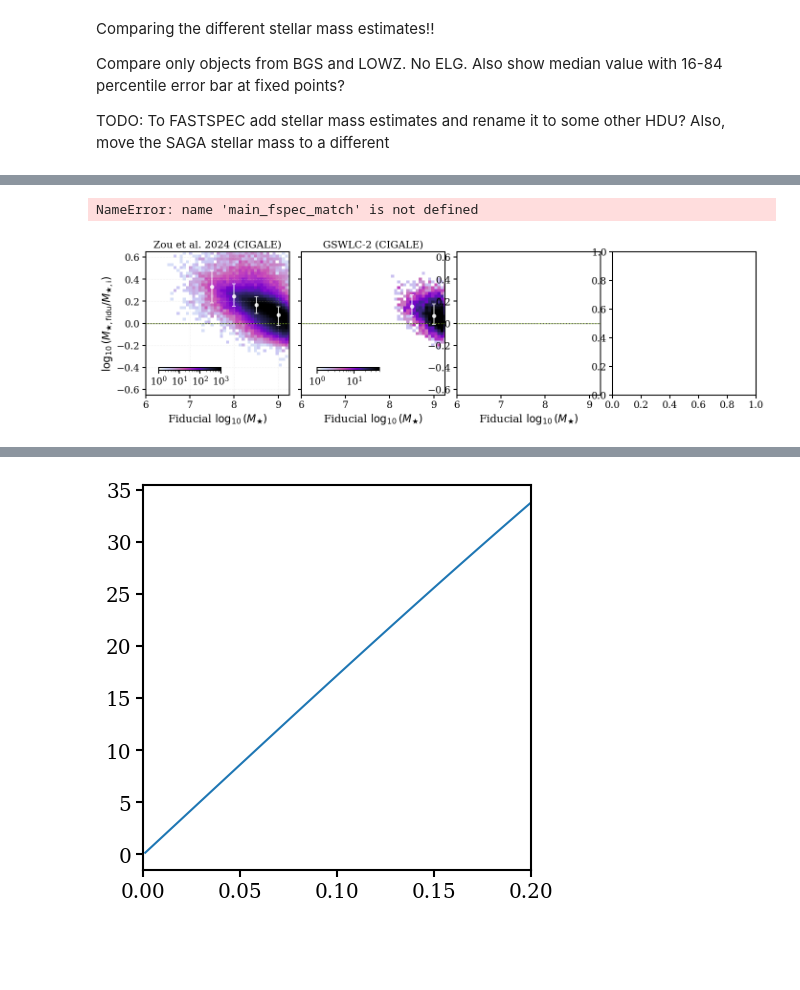
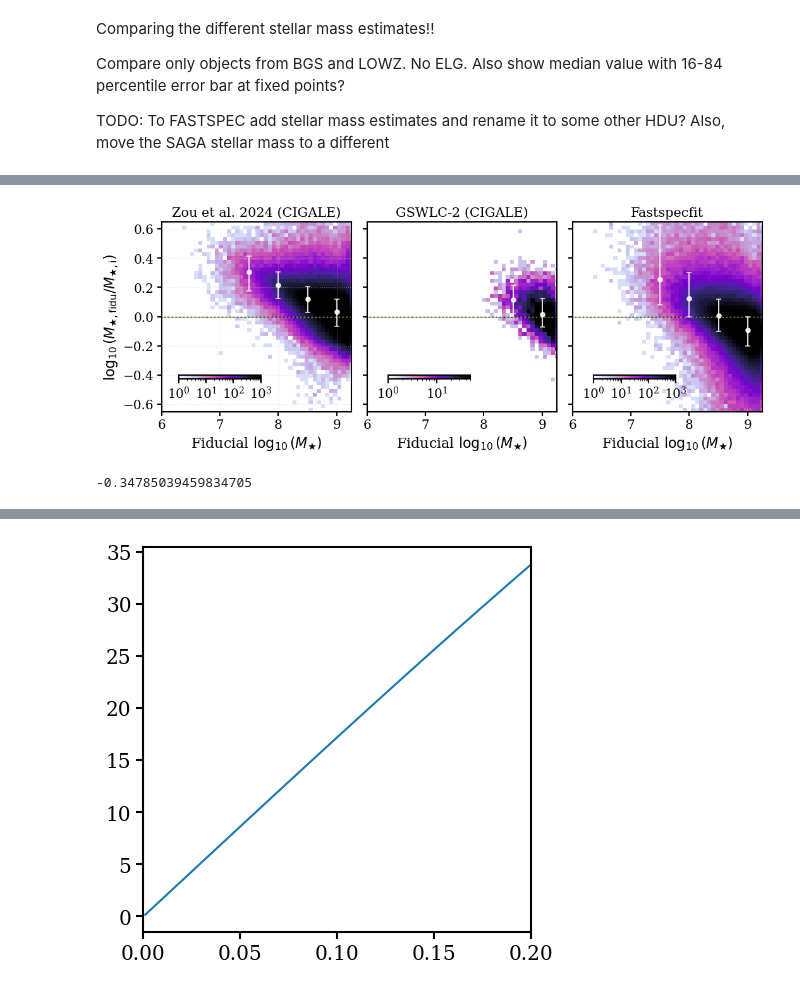
Before and after one commit to virajvman/desi_dwarfs, a Jupyter notebook: notebooks/catalog_paper/stellar_mass_investigate.ipynb, the cells around one changed output, grey strips where cells are left out. Cells and saved outputs as stored; diff of their text form; code cells hidden in the pictures; blank space fills up the shorter version.

```diff
--- a/notebooks/catalog_paper/stellar_mass_investigate.ipynb
+++ b/notebooks/catalog_paper/stellar_mass_investigate.ipynb
@@ -1082,7 +1101,7 @@ lowz_cat = Table.read("/pscratch/sd/v/virajvm/catalog_dr1_dwarfs/iron_lowz_filte
 
 def process_cat(temp):
     mask = (temp["FRACFLUX_G"] < 0.2) & (temp["FRACFLUX_R"] < 0.2) & (temp["FRACFLUX_Z"] < 0.2) #& (temp["LOGM_M24_FIDU_NEBCORR_ERR"] < 0.5)
-    temp_f = temp[mask]["TARGETID","RA","DEC","DIST_MPC_FIDU", "LOGM_M24_FIDU_NEBCORR"]
+    temp_f = temp[mask]["TARGETID","RA","DEC","DIST_MPC_FIDU", "LOGM_M24_FIDU_CORR","Z"]
     print(len(temp), len(temp_f) )
     return temp_f
 # %%
@@ -1130,0 +1121,14 @@ temp = main[main["LOG_MSTAR_M24"] > 9.2]
+# %%
+import fitsio
+
+columns = ['TARGETID', 'TARGET_RA', 'TARGET_DEC', 'MASS_CG','MASSERR_CG']
+
+hu_cat = fitsio.read("/global/cfs/cdirs/desi/public/dr1/vac/dr1/stellar-mass-emline/v1.0/dr1_galaxy_stellarmass_lineinfo_v1.0.fits", ext=1, columns=columns)
+# %%
+print(len(hu_cat))
+
+# Propagate linear error to log space: σ_log = σ / (M * ln(10))
+hu_cat_ms_err = hu_cat['MASSERR_CG'] / (hu_cat['MASS_CG'] * np.log(10))
+
+hu_cat = hu_cat[ hu_cat_ms_err < 0.25]
+print(len(hu_cat))
@@ -1143,9 +1150,9 @@ print(len(main_gswlc_match))
 
 ##these are stellar masses from Hu Zhou XMPG paper. They also use CIGALE here and no AGN is used
 #they assume flat ΛCDM cosmology with ΩΛ = 0.7, Ωm = 0.3, and H0 = 70 km s−1 Mpc−1
-hu_cat= Table.read("/global/cfs/cdirs/desi/users/dscholte/data_to_share/sample_catalog_viraj_29052024.fits")
+# hu_cat= Table.read("/global/cfs/cdirs/desi/users/dscholte/data_to_share/sample_catalog_viraj_29052024.fits")
 iron = SkyCoord(np.array(main["RA"])*u.degree, np.array(main["DEC"])*u.degree  )
-hu = SkyCoord(np.array(hu_cat["RA"])*u.degree, np.array(hu_cat["DEC"])*u.degree  )
+hu = SkyCoord(np.array(hu_cat["TARGET_RA"])*u.degree, np.array(hu_cat["TARGET_DEC"])*u.degree  )
 idx, d2d, _ = iron.match_to_catalog_sky(hu)
 main_hu_match = main[d2d.arcsec < 1]
 hu_match = hu_cat[idx][d2d.arcsec < 1]
@@ -1235,13 +1251,11 @@ def measure_bias_scatter(quant_1, quant_2):
 # %%
 from desi_lowz_funcs import make_alternating_plot
 # %%
-ax = make_subplots(ncol = 4,nrow = 1,col_spacing = 0.25)
+ax = make_subplots(ncol = 3,nrow = 1,col_spacing = 0.25)
 
 title_size = 15
 
-xmstar = "LOGM_M24_FIDU_NEBCORR" #"LOG_MSTAR_M24"
-
-
+xmstar = "LOGM_M24_FIDU_CORR"
 
 ylim = 0.65
 
@@ -1253,11 +1267,11 @@ xpos = 7.1
 ypos = 6.25
 fsize = 14
 
-#the 0.03 offset is taking into account the differing cosmologies
+#the 0.03 offset is taking roughly into account the differing cosmologies
 
 ax_id = 0
 ax[ax_id].set_title(r"Zou et al. 2024 (CIGALE)",fontsize = title_size )
-h, xedges, yedges, im=ax[ax_id].hist2d(main_hu_match[xmstar],main_hu_match[xmstar] - (hu_match["LOGMSTAR_HU"] + 0.03),range= ( (6,9.5),(-ylim,ylim)),bins= 50,norm=LogNorm(vmin=1,vmax=1000) ,cmap=cmap, rasterized=True)
+h, xedges, yedges, im=ax[ax_id].hist2d(main_hu_match[xmstar],main_hu_match[xmstar] - (np.log10(hu_match["MASS_CG"]) + 0.03),range= ( (6,9.5),(-ylim,ylim)),bins= 50,norm=LogNorm(vmin=1,vmax=1000) ,cmap=cmap, rasterized=True)
 
 # bias, scatter = measure_bias_scatter(main_hu_match[xmstar].data,hu_match["LOGMSTAR_HU"] + 0.03)
 
@@ -1276,8 +1290,6 @@ cbar.ax.set_position([
 
 #the 0.03 offset is taking into account the differing cosmologies
 
-
-
 ax_id = 1
 ax[ax_id].set_title(r"GSWLC-2 (CIGALE)",fontsize = title_size )
 h, xedges, yedges, im=  ax[ax_id].hist2d(main_gswlc_match[xmstar],main_gswlc_match[xmstar] - (gswlc_match["LOGMSTAR"] + 0.03),range= ( (6,9.5),(-ylim,ylim)),bins= 50,norm=LogNorm(vmin=1, vmax=50) ,cmap=cmap, rasterized=True)
@@ -1295,23 +1307,23 @@ cbar.ax.set_position([
 ])
 
 # #######
-# # note that fastspecfit stellar masses are in h = 1 units, so we need to modify them!!
-# hubble_val = 0.67
+# note that fastspecfit stellar masses are in h = 1 units, so we need to modify them!!
+hubble_val = 0.67
 
-# ax_id = 2
-# ax[ax_id].set_title(r"Fastspecfit",fontsize = title_size )
-# h, xedges, yedges, im =  ax[ax_id].hist2d(main_fspec_match[xmstar],main_fspec_match[xmstar] - (fspec_mstar_f - 2 * np.log10(hubble_val) ),range= ( (6,9.5),(-ylim,ylim)),bins= 50,norm=LogNorm(vmin=1, vmax=1000) ,cmap=cmap, rasterized=True)
+ax_id = 2
+ax[ax_id].set_title(r"Fastspecfit",fontsize = title_size )
+h, xedges, yedges, im =  ax[ax_id].hist2d(main_fspec_match[xmstar],main_fspec_match[xmstar] - (fspec_mstar_f - 2 * np.log10(hubble_val) ),range= ( (6,9.5),(-ylim,ylim)),bins= 50,norm=LogNorm(vmin=1, vmax=1000) ,cmap=cmap, rasterized=True)
 
-# # bias, scatter = measure_bias_scatter(main_fspec_match[xmstar].data,fspec_mstar_f - 2 * np.log10(hubble_val))
-# # ax[ax_id].text( xpos,ypos,rf"b = {bias:.2f}, $\sigma$ = {scatter:.2f}",fontsize = fsize)
+# bias, scatter = measure_bias_scatter(main_fspec_match[xmstar].data,fspec_mstar_f - 2 * np.log10(hubble_val))
+# ax[ax_id].text( xpos,ypos,rf"b = {bias:.2f}, $\sigma$ = {scatter:.2f}",fontsize = fsize)
 
-# cbar = plt.colorbar(im, ax=ax[ax_id], orientation='horizontal', pad=0.05)
-# cbar.ax.set_position([
-#     0.545,   # Left position
-#     0.26,  # Top position
-#     ax[ax_id].get_position().width * 0.1,  # Width (40% of plot width)
-#     0.02  # Height (thin bar)
-# ])
+cbar = plt.colorbar(im, ax=ax[ax_id], orientation='horizontal', pad=0.05)
+cbar.ax.set_position([
+    0.545,   # Left position
+    0.26,  # Top position
+    ax[ax_id].get_position().width * 0.1,  # Width (40% of plot width)
+    0.02  # Height (thin bar)
+])
 
 # #######
 # ##note that I am plotting the SAGA mass key here for, but am offseting it as I want to compare it with Bell et a. 2003 relation (see equation 1 in de los reyes et al. 2025)
@@ -1348,45 +1360,49 @@ for i,axi in enumerate(ax):
     # Reconstruct the y-data for each panel
     if i == 0:
         xdata = main_hu_match[xmstar]
-        ydata = main_hu_match[xmstar] - (hu_match["LOGMSTAR_HU"] + 0.03)
+        ydata = main_hu_match[xmstar] - (np.log10(hu_match["MASS_CG"]) + 0.03)
     elif i == 1:
         xdata = main_gswlc_match[xmstar]
         ydata = main_gswlc_match[xmstar] - (gswlc_match["LOGMSTAR"] + 0.03)
     elif i == 2:
         xdata = main_fspec_match[xmstar]
         ydata = main_fspec_match[xmstar] - (fspec_mstar_f - 2 * np.log10(hubble_val))
-    elif i == 3:
-        xdata = main[xmstar]
-        ydata = main[xmstar] - (main["LOG_MSTAR_SAGA"] + (1.461 - 1.254))
+    # elif i == 3:
+    #     break
+    #     # xdata = main[xmstar]
+        # ydata = main[xmstar] - (main["LOG_MSTAR_SAGA"] + (1.461 - 1.254))
 
     xdata = np.asarray(xdata)
     ydata = np.asarray(ydata)
 
     bin_width = 0.2
     for xcen in [7.5,8,8.5, 9]:
         mask = (xdata >= xcen - bin_width / 2) & (xdata < xcen + bin_width / 2)
         if mask.sum() > 100:
             med = np.median(ydata[mask])
             p16 = np.percentile(ydata[mask], 16)
             p84 = np.percentile(ydata[mask], 84)
 
             if i == 3:
                 axi.errorbar(xcen, med,
                              yerr=[[med - p16], [p84 - med]],
                              fmt='none', color='white',
                              ecolor='white', elinewidth=1.5, capsize=3, zorder=10, alpha=0.85)
             else:
                 axi.errorbar(xcen, med,
                              yerr=[[med - p16], [p84 - med]],
                              fmt='o', color='white', markeredgecolor='white',
                              markeredgewidth=1.2, markersize=5, alpha=0.85,
                              ecolor='white', elinewidth=1.5, capsize=3, zorder=10)
 
     if i != 0:
         axi.set_yticklabels([])
 
-# plt.savefig("/global/homes/v/virajvm/DESI2_LOWZ/quenched_fracs_nbs/paper_plots/stellar_mass_comp.pdf",bbox_inches="tight")
+plt.savefig("/global/homes/v/virajvm/DESI2_LOWZ/quenched_fracs_nbs/paper_plots/stellar_mass_comp.pdf",bbox_inches="tight")
 plt.show()
 # %% [output]
-NameError: name 'main_fspec_match' is not defined
-[figure, old version]
+[figure, new version]
+# %%
+2*np.log10(hubble_val)
+# %% [output]
+-0.34785039459834705
```
Also changed, not shown: parts of 23 cells of this notebook, 3 other files.
